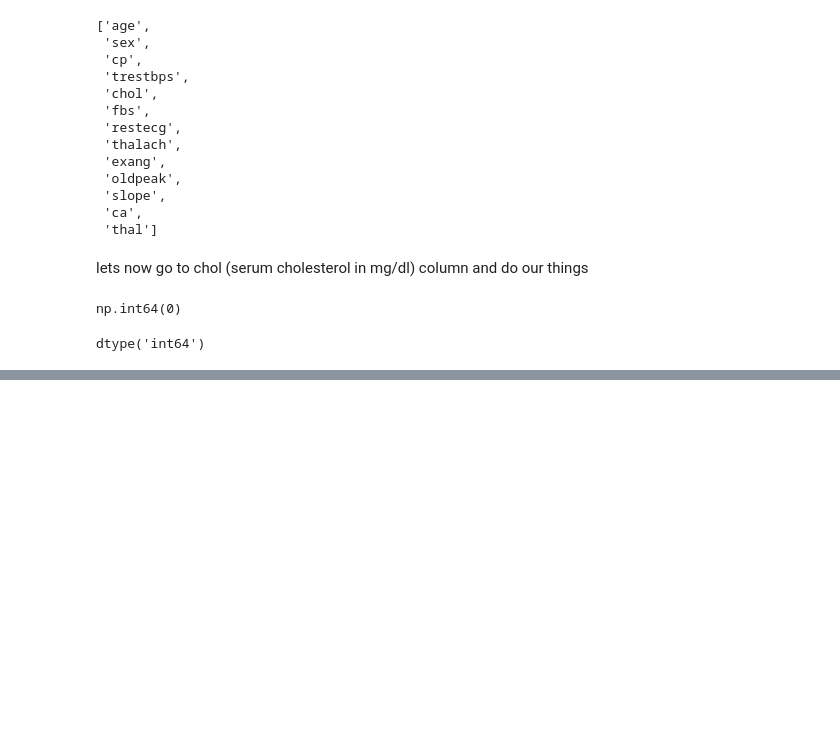
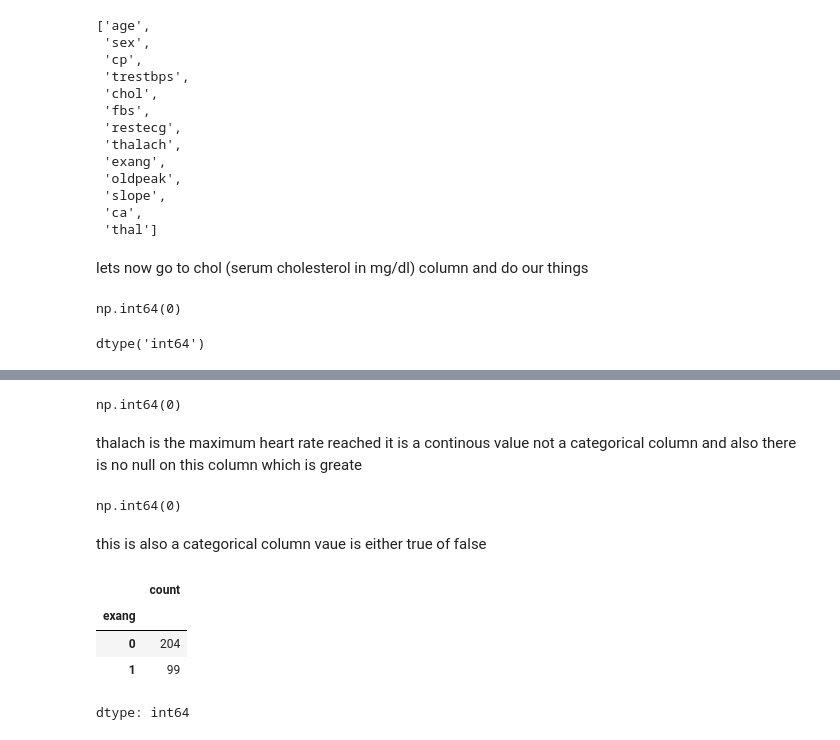
Before and after one commit to lewisnjue/heart-disease, a Jupyter notebook: EDA.ipynb, the cells around one changed output, grey strips where cells are left out. Saved outputs shown, nothing was run; the diff lists cells and outputs as text; code cells hidden in the pictures; blank space fills up the shorter version.

```diff
--- a/EDA.ipynb
+++ b/EDA.ipynb
@@ -208,0 +312,21 @@ dtype('int64')
+# %%
+df['thalach'].isna().sum()
+# %% [output]
+np.int64(0)
+# %% [markdown]
+
+thalach is the maximum heart rate reached it is a continous value not a categorical column and also there is no null on this column which is greate
+# %%
+df['exang'].isna().sum()
+# %% [output]
+np.int64(0)
+# %% [markdown]
+this is also a categorical column vaue is either true of false
+# %%
+df['exang'].value_counts()
+# %% [output]
+|  | count |
+| exang |  |
+| 0 | 204 |
+| 1 | 99 |
+dtype: int64
```
Also changed, not shown: parts of 16 cells of this notebook.
